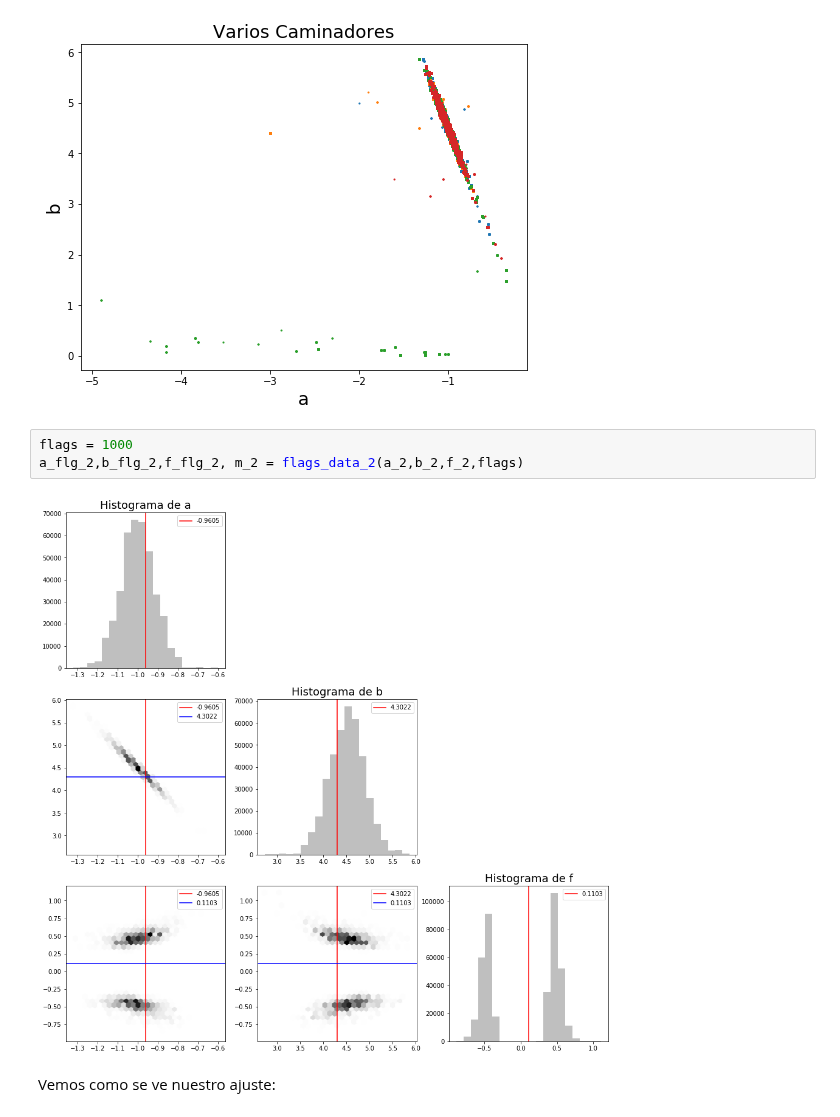
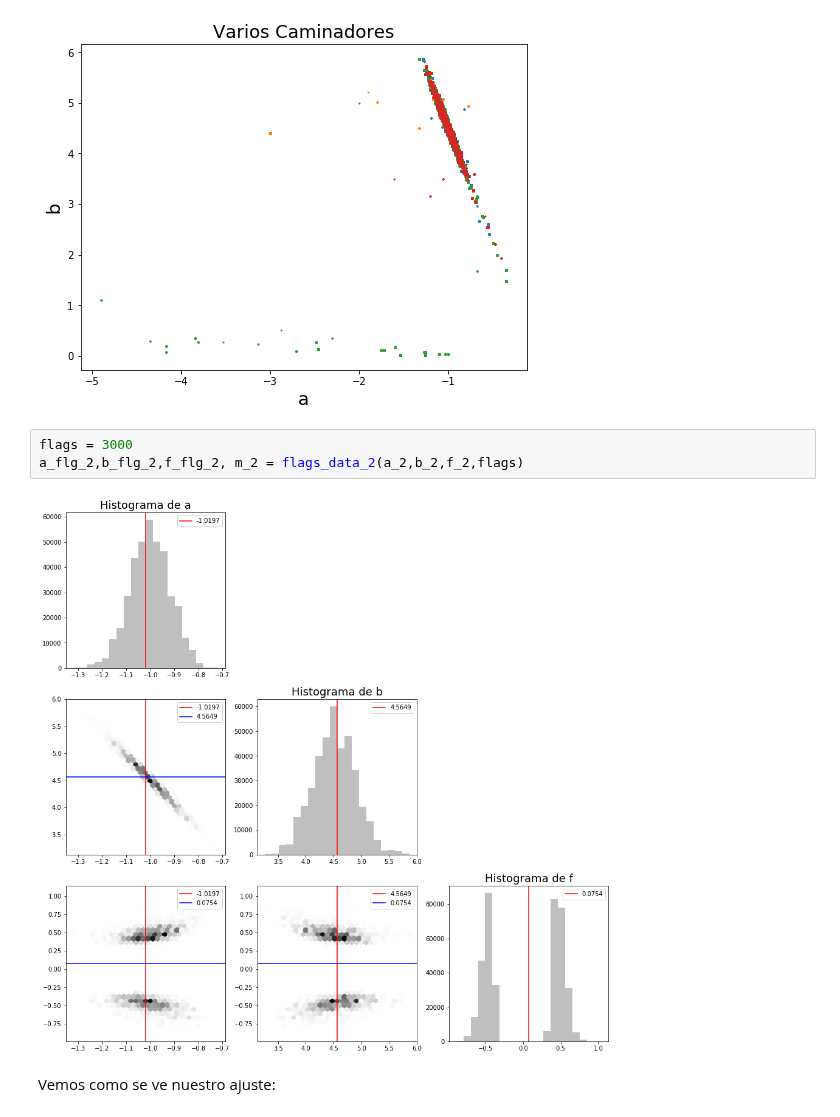
Before and after one commit to DCIDA2019/da2019-Oscar2401, a Jupyter notebook: Semana9/trabajo_9.ipynb, the cells around one changed output. Drawn from its saved outputs; the diff is of its cells as text.

```diff
--- a/Semana9/trabajo_9.ipynb
+++ b/Semana9/trabajo_9.ipynb
@@ -343,10 +343,10 @@ a_2,b_2,f_2= metrop_2(a_ini,b_ini,f_ini,data,sigma)
 # %% [output]
 [figure]
 # %%
-flags = 1000
+flags = 3000
 a_flg_2,b_flg_2,f_flg_2, m_2 = flags_data_2(a_2,b_2,f_2,flags)
 # %% [output]
-[figure, old version]
+[figure, new version]
 # %% [markdown]
 Vemos como se ve nuestro ajuste:
 # %%
```
Also changed, not shown: parts of 1 cell of this notebook.
